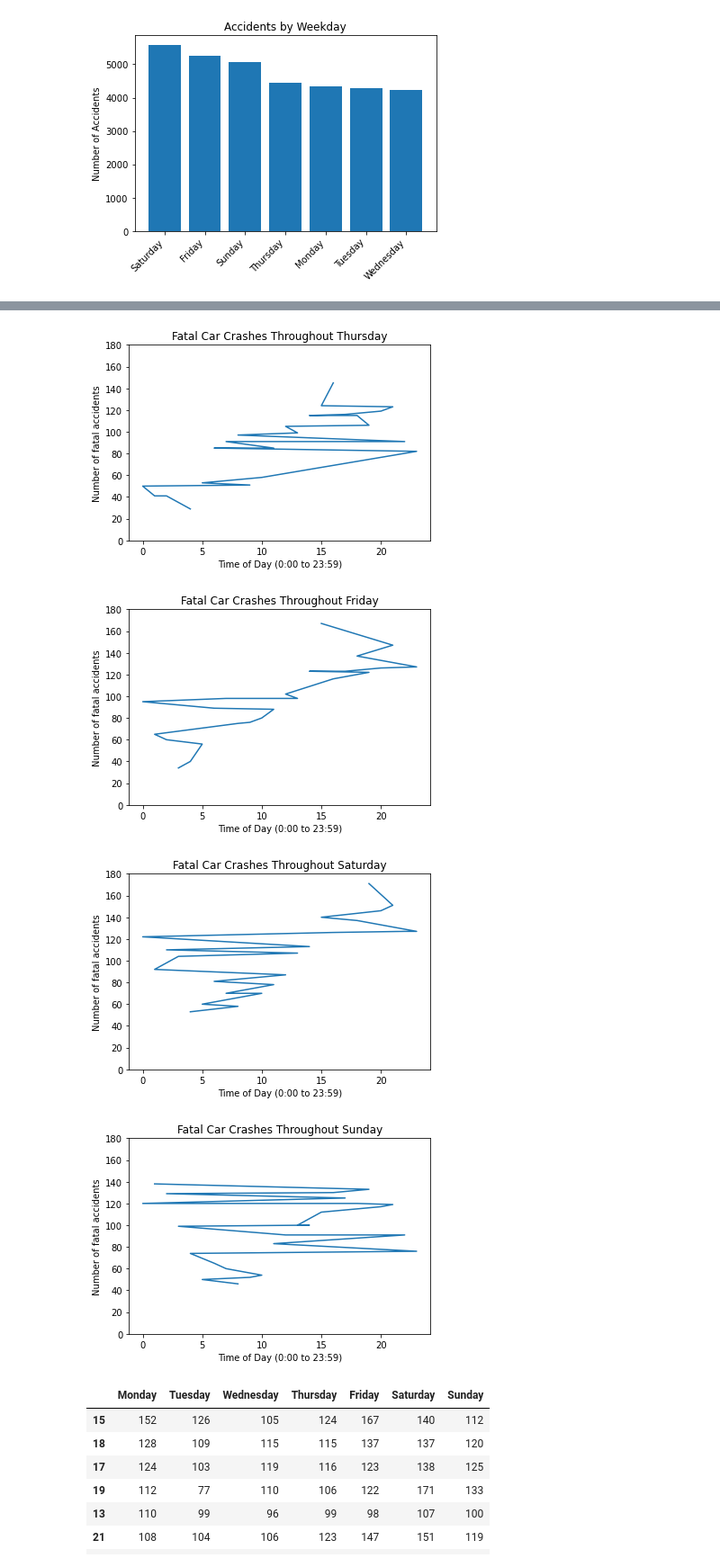
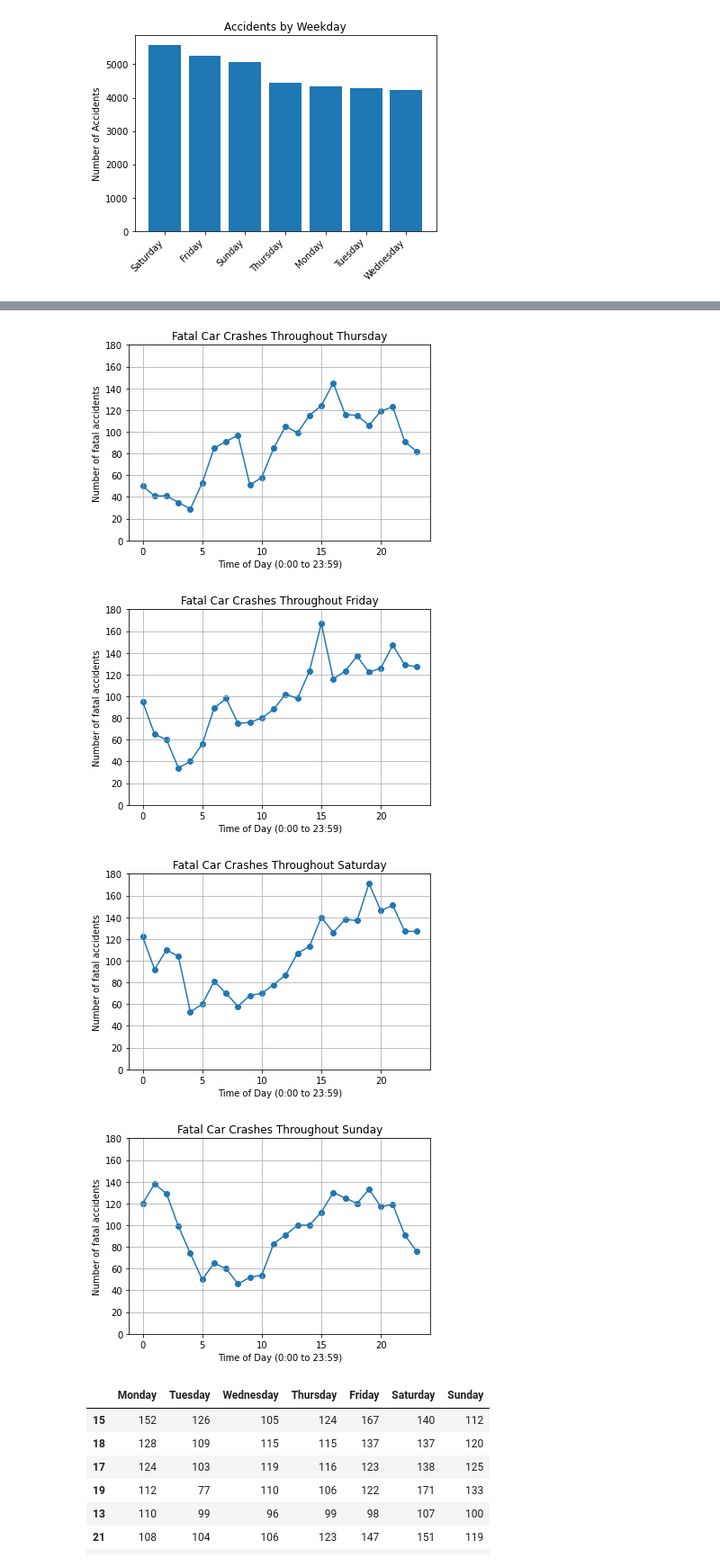
Before and after one commit to jordanroessle/project-one, a Jupyter notebook: time_and_day_of_week_analysis.ipynb, the cells around one changed output, grey strips where cells are left out. Shown at 90% size. Drawn from its saved outputs; the diff is of its cells as text; code cells hidden in the pictures.

Commit message:
Updated plots for time and weekday analysis and renamed data collection notebook.

```diff
--- a/time_and_day_of_week_analysis.ipynb
+++ b/time_and_day_of_week_analysis.ipynb
@@ -5,7 +5,7 @@ import scipy.stats as sts
 import numpy as np
 # %%
 # Read the csv containing fatal accident info
-df = pd.read_csv('fatal_accidents_2019.csv')
+df = pd.read_csv('csv_files/fatal_accidents_2019.csv')
 # %%
 # Get counts for accidents grouped by day of the week
 week_days = df.DAY_WEEKNAME.value_counts().keys()
@@ -33,0 +29,7 @@ array([120, 138, 129,  99,  74,  50,  65,  60,  46,  52,  54,  83,  91,
+# %%
+crashes = {'time': fatal_time_day.ARR_HOUR.sort_index().value_counts().keys(),
+           'count': fatal_time_day.ARR_HOUR.sort_index().value_counts().values}
+crashes = pd.DataFrame(crashes)
+crashes = crashes.sort_values(by='time',ascending = True)
+plt.scatter(crashes['time'],crashes['count'])
+plt.plot(crashes['time'],crashes['count'])
@@ -36,9 +41,15 @@ array([120, 138, 129,  99,  74,  50,  65,  60,  46,  52,  54,  83,  91,
 week_day = ['Monday','Tuesday','Wednesday','Thursday','Friday','Saturday','Sunday']
 for day in week_day:
     fatal_time_day = fatal_time[fatal_time.DAY_WEEKNAME == day]
-    plt.plot(fatal_time_day.ARR_HOUR.sort_index().value_counts().keys(),fatal_time_day.ARR_HOUR.sort_index().value_counts().values)
+    crashes = {'time': fatal_time_day.ARR_HOUR.sort_index().value_counts().keys(),
+               'count': fatal_time_day.ARR_HOUR.sort_index().value_counts().values}
+    crashes = pd.DataFrame(crashes)
+    crashes = crashes.sort_values(by='time',ascending = True)
+    plt.plot(crashes['time'],crashes['count'])
+    plt.scatter(crashes['time'],crashes['count'])
     plt.xlabel('Time of Day (0:00 to 23:59)')
     plt.ylabel('Number of fatal accidents')
+    plt.grid()
     plt.ylim(0,180)
     plt.title(f'Fatal Car Crashes Throughout {day}')
     #plt.savefig('figures/' + day + '_crashes.png', format = 'png')
@@ -50,7 +61,7 @@ for day in week_day:
-[figure, old version]
+[figure, new version]
-[figure, old version]
+[figure, new version]
-[figure, old version]
+[figure, new version]
-[figure, old version]
+[figure, new version]
 # %%
 # Create a dataframe with weekdays as columns and time of day as rows
 days = ['Tuesday','Wednesday','Thursday','Friday','Saturday','Sunday']
```
Also changed, not shown: parts of 3 cells of this notebook, 1 other file.
